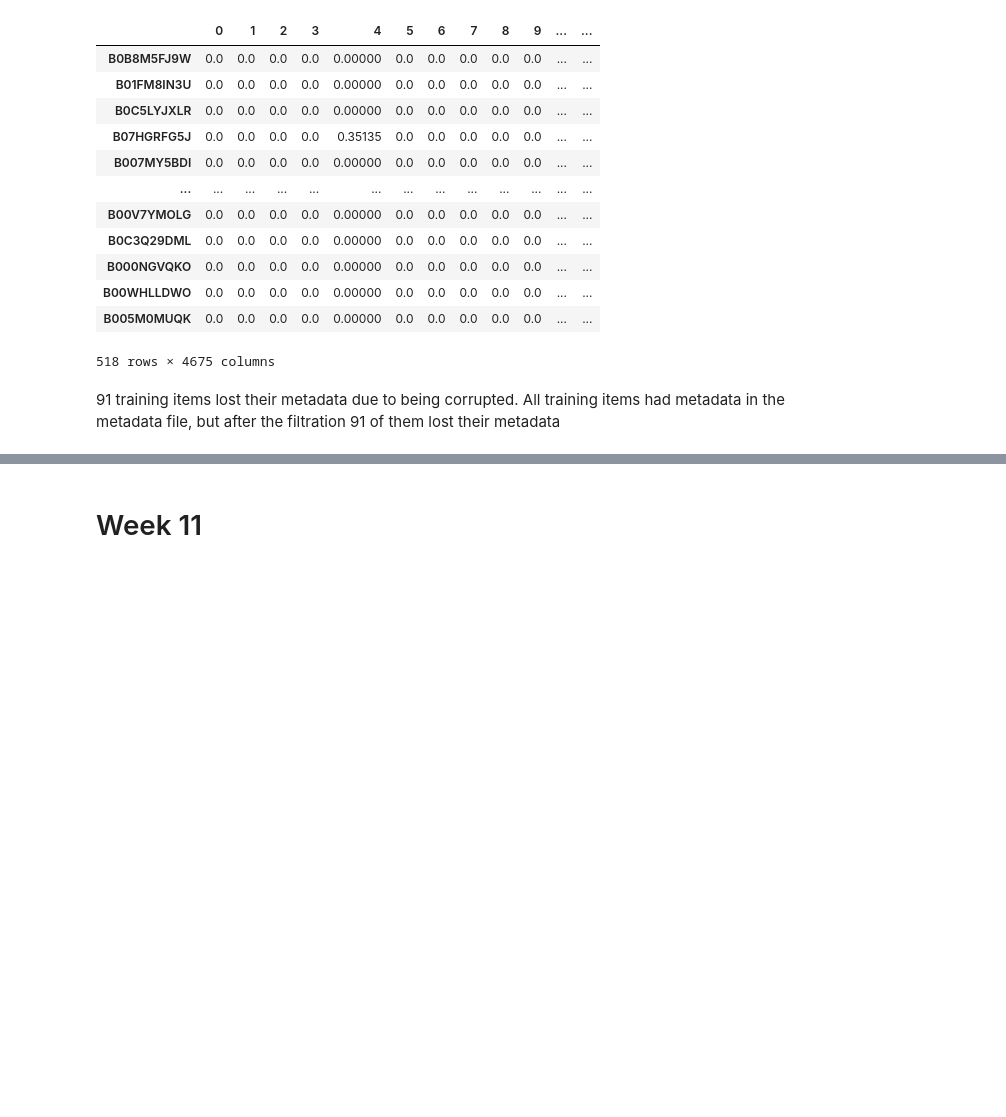
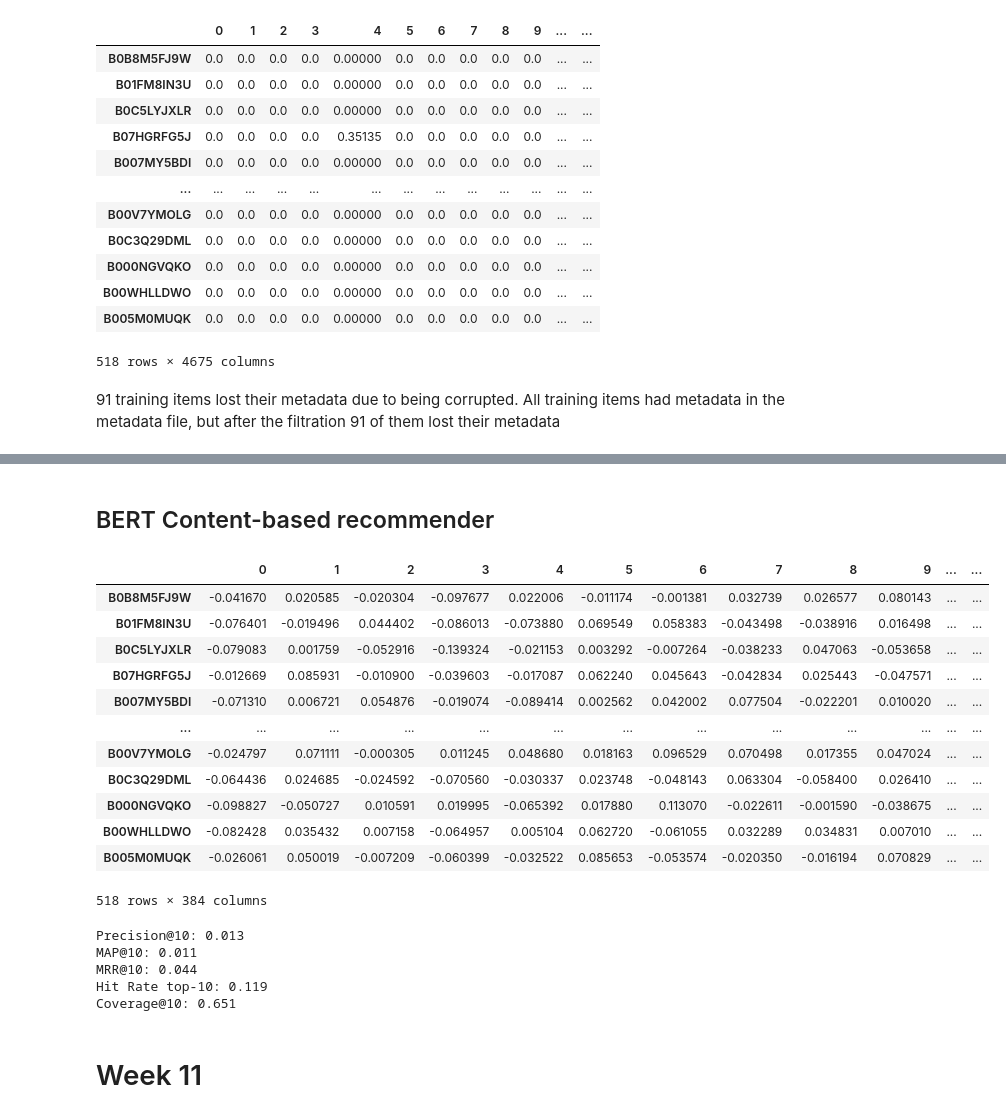
Before and after one commit to danielpenchev98/Web-Recommender-Systems-2025, a Jupyter notebook: project/project.ipynb, the cells around one changed output, grey strips where cells are left out. Drawn from its saved outputs; the diff is of its cells as text; code cells hidden in the pictures; blank space fills up the shorter version.

```diff
--- a/project/project.ipynb
+++ b/project/project.ipynb
@@ -1924,13 +1613,12 @@ test_items_that_are_not_in_training_dataset = df_test[~df_test.item_id.isin(df_t
 # To build a vocab we will use metadata of items that are either from the train dataset or items that were scrapped from the web (not being included present in the whole dataset)
 # We will ignore the items that are present in the test set but aren't in the train set, because if we did include them, then we might have test leakage through the vocabulary
 
-filtered_item_metadata = item_metadata[~item_metadata.item_id.isin(test_items_that_are_not_in_training_dataset)] \
-    .drop_duplicates(['item_id'])
+# filtered_item_metadata = item_metadata[~item_metadata.item_id.isin(test_items_that_are_not_in_training_dataset)] \
+#     .drop_duplicates(['item_id'])
 
-# temp = set(df_train.item_id.unique()) | set(df_test.item_id.unique())
-
-# filtered_item_metadata = item_metadata[item_metadata.item_id.isin(temp)] \
-#      .drop_duplicates(['item_id'])
+item_catalog = set(df_train.item_id.unique()) | set(df_test.item_id.unique())
+filtered_item_metadata = item_metadata[item_metadata.item_id.isin(item_catalog)] \
+     .drop_duplicates(['item_id'])
 # %%
 filtered_item_metadata
 # %% [output]
@@ -2110,0 +1755,26 @@ with open('content_based_rec_sys_predictions.pickle', 'wb') as handle:
+# %% [markdown]
+## BERT Content-based recommender
+# %%
+from sentence_transformers import SentenceTransformer
+
+# 1. Load a pretrained Sentence Transformer model
+model = SentenceTransformer("all-MiniLM-L6-v2", device='cpu')
+item_text_descriptions = list(map(lambda x: x[0] + " " + x[1], zip(filtered_item_metadata.description.tolist(), filtered_item_metadata.title.tolist())))
+sbert_item_embeddings = model.encode(item_text_descriptions)
+df_item_embeddings = pd.DataFrame(sbert_item_embeddings, index=filtered_item_metadata.item_id.tolist())
+# %%
+df_item_embeddings
+# %% [output]
+|  | 0 | 1 | 2 | 3 | 4 | 5 | 6 | 7 | 8 | 9 | ... | ... |
+| B0B8M5FJ9W | -0.041670 | 0.020585 | -0.020304 | -0.097677 | 0.022006 | -0.011174 | -0.001381 | 0.032739 | 0.026577 | 0.080143 | ... | ... |
+| B01FM8IN3U | -0.076401 | -0.019496 | 0.044402 | -0.086013 | -0.073880 | 0.069549 | 0.058383 | -0.043498 | -0.038916 | 0.016498 | ... | ... |
+| B0C5LYJXLR | -0.079083 | 0.001759 | -0.052916 | -0.139324 | -0.021153 | 0.003292 | -0.007264 | -0.038233 | 0.047063 | -0.053658 | ... | ... |
+| B07HGRFG5J | -0.012669 | 0.085931 | -0.010900 | -0.039603 | -0.017087 | 0.062240 | 0.045643 | -0.042834 | 0.025443 | -0.047571 | ... | ... |
+| B007MY5BDI | -0.071310 | 0.006721 | 0.054876 | -0.019074 | -0.089414 | 0.002562 | 0.042002 | 0.077504 | -0.022201 | 0.010020 | ... | ... |
+| ... | ... | ... | ... | ... | ... | ... | ... | ... | ... | ... | ... | ... |
+| B00V7YMOLG | -0.024797 | 0.071111 | -0.000305 | 0.011245 | 0.048680 | 0.018163 | 0.096529 | 0.070498 | 0.017355 | 0.047024 | ... | ... |
+| B0C3Q29DML | -0.064436 | 0.024685 | -0.024592 | -0.070560 | -0.030337 | 0.023748 | -0.048143 | 0.063304 | -0.058400 | 0.026410 | ... | ... |
+| B000NGVQKO | -0.098827 | -0.050727 | 0.010591 | 0.019995 | -0.065392 | 0.017880 | 0.113070 | -0.022611 | -0.001590 | -0.038675 | ... | ... |
+| B00WHLLDWO | -0.082428 | 0.035432 | 0.007158 | -0.064957 | 0.005104 | 0.062720 | -0.061055 | 0.032289 | 0.034831 | 0.007010 | ... | ... |
+| B005M0MUQK | -0.026061 | 0.050019 | -0.007209 | -0.060399 | -0.032522 | 0.085653 | -0.053574 | -0.020350 | -0.016194 | 0.070829 | ... | ... |
+518 rows × 384 columns
@@ -2111,2 +1820,10 @@ with open('content_based_rec_sys_predictions.pickle', 'wb') as handle:
+# %%
+evaluate_recommendation_performance(per_user_recommendation_predictions, df_train, df_test, k=K)
+# %% [output]
+Precision@10: 0.013
+MAP@10: 0.011
+MRR@10: 0.044
+Hit Rate top-10: 0.119
+Coverage@10: 0.651
 # %% [markdown]
 # Week 11
```
Also changed, not shown: parts of 185 cells of this notebook, 19 other files.
